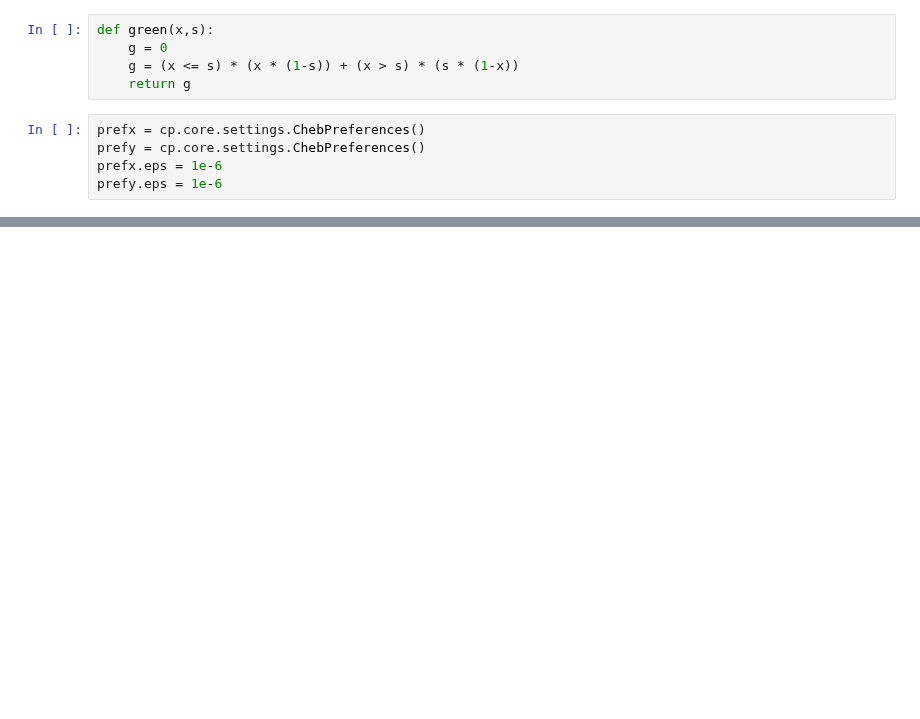
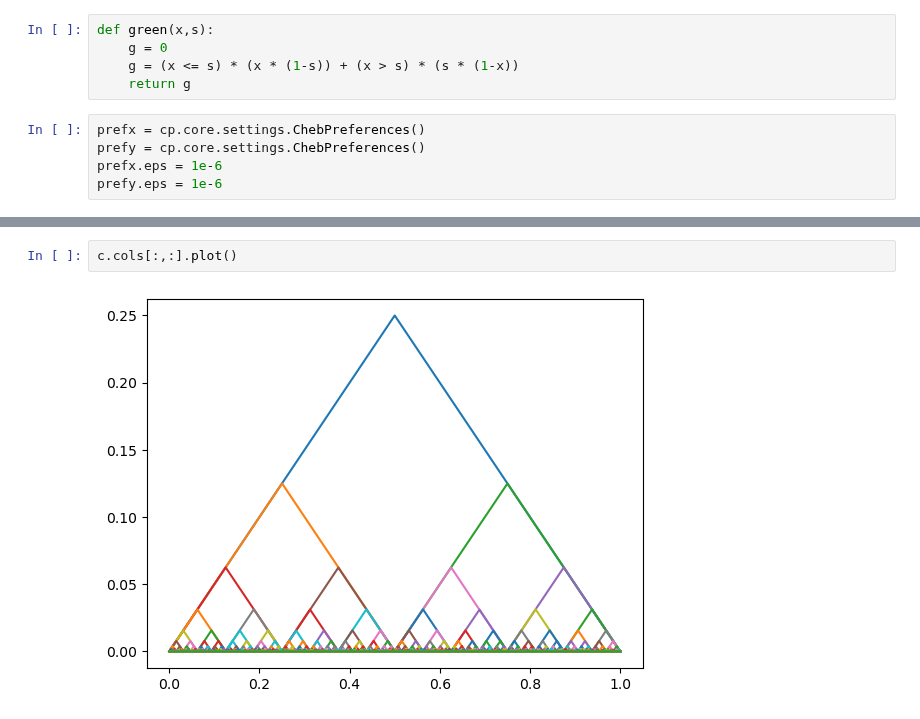
Before and after one commit to hsharsh/chebgreen, a Jupyter notebook: main/chebpy2.ipynb, the cells around one changed output, grey strips where cells are left out. Cells and saved outputs as stored; diff of their text form; blank space fills up the shorter version.

```diff
--- a/main/chebpy2.ipynb
+++ b/main/chebpy2.ipynb
@@ -39,0 +41,4 @@ cp.core.algorithms.happinessCheck(tech, np.array([[0,2,3]]).T, cp.core.settings.
+# %%
+c.cols[:,:].plot()
+# %% [output]
+[figure, added]
```
Also changed, not shown: parts of 6 cells of this notebook, 4 other files.
